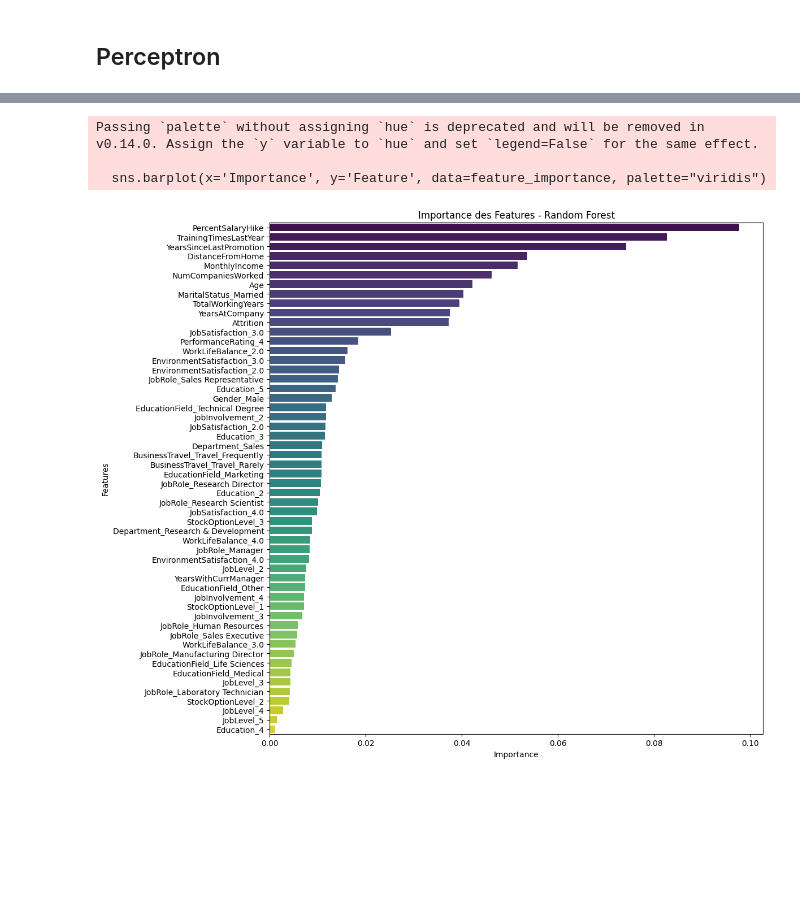
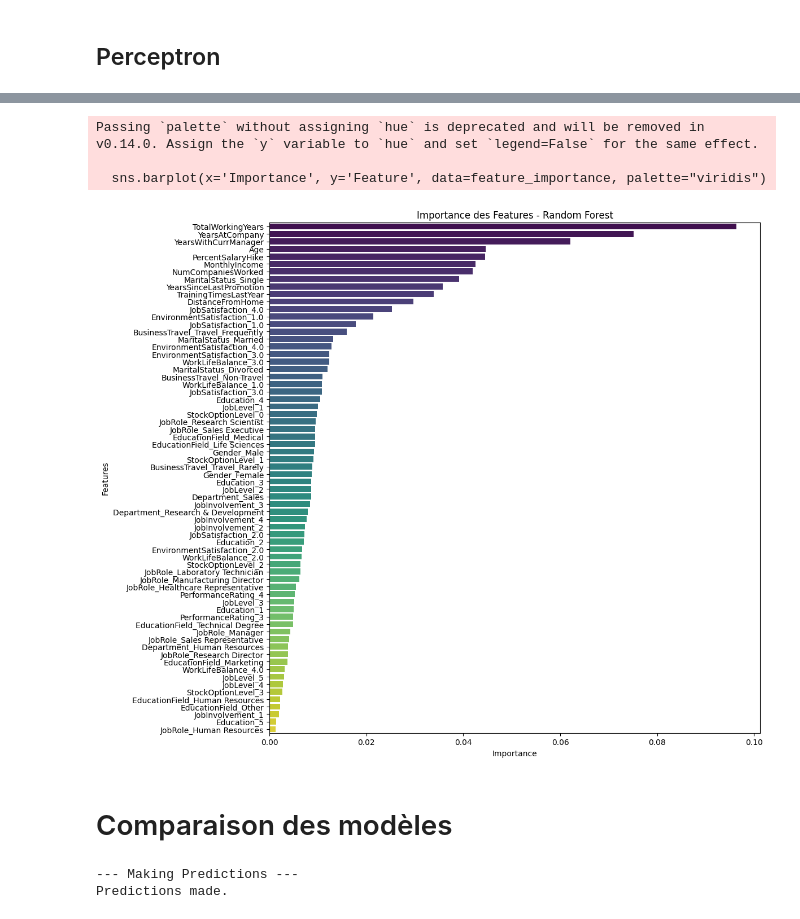
Before and after one commit to Ritter-Antoine-Cesi-Projects/CESI_A4_InteArti_Project, a Jupyter notebook: project.ipynb, the cells around one changed output, grey strips where cells are left out. Cells and saved outputs as stored; diff of their text form; code cells hidden in the pictures; blank space fills up the shorter version.

```diff
--- a/project.ipynb
+++ b/project.ipynb
@@ -86,7 +86,7 @@ def clean_dataframe(df):
         df.loc[:, 'MonthlyIncome'] = df['MonthlyIncome'].apply(lambda x: int(np.floor(x / 10000.0)) * 10000)
 
     # Convert categorical columns to numerical using one-hot encoding
-    df = pd.get_dummies(df, columns=categorical_columns, drop_first=True)
+    df = pd.get_dummies(df, columns=categorical_columns)
 
     # Convert specific values to 0 and 1
     if 'Attrition' in df.columns:
@@ -478,30 +679,44 @@ plt.show()
 # %%
 import pandas as pd
 import matplotlib.pyplot as plt
 import seaborn as sns
 
-# Supposons que vous avez déjà le modèle 'rf_model' entraîné et que X_train est une DataFrame
+# Si X_train est un ndarray, vous devez le convertir en DataFrame
+# Assurez-vous que vous avez les noms des colonnes dans une liste appelée 'feature_names'
+X_train_df = pd.DataFrame(X_train, columns=feature_names)
+
+# Supposons que vous avez déjà le modèle 'rf_model' entraîné
 # Vous pouvez obtenir les importances des features du modèle RandomForest directement
 feature_importance = pd.DataFrame({
-    'Feature': X_train.columns,  # Noms des features
+    'Feature': X_train_df.columns,  # Noms des features
     'Importance': rf_model.feature_importances_  # Importances des features
 })
 
 # Tri des features par importance
 feature_importance = feature_importance.sort_values(by='Importance', ascending=False)
 
 # Affichage des features les plus influentes
 plt.figure(figsize=(12, 10))
 sns.barplot(x='Importance', y='Feature', data=feature_importance, palette="viridis")
 
 # Ajouter un titre et des labels
 plt.title("Importance des Features - Random Forest")
 plt.xlabel("Importance")
 plt.ylabel("Features")
 plt.tight_layout()
 plt.show()
 # %% [output]
 Passing `palette` without assigning `hue` is deprecated and will be removed in v0.14.0. Assign the `y` variable to `hue` and set `legend=False` for the same effect.
 
   sns.barplot(x='Importance', y='Feature', data=feature_importance, palette="viridis")
-[figure, old version]
+[figure, new version]
+# %% [markdown]
+# Comparaison des modèles
+# %%
+# Prédictions pour chaque modèle
+y_pred_logreg = logreg.predict(X_test)  # Prédictions de la régression logistique
+y_pred_rf = rf_model.predict(X_test)    # Prédictions du Random Forest
+y_pred_perceptron = perceptron.predict(X_test)  # Prédictions du Perceptron
+# %% [output]
+--- Making Predictions ---
+Predictions made.
```
Also changed, not shown: parts of 18 cells of this notebook, 3 other files.
